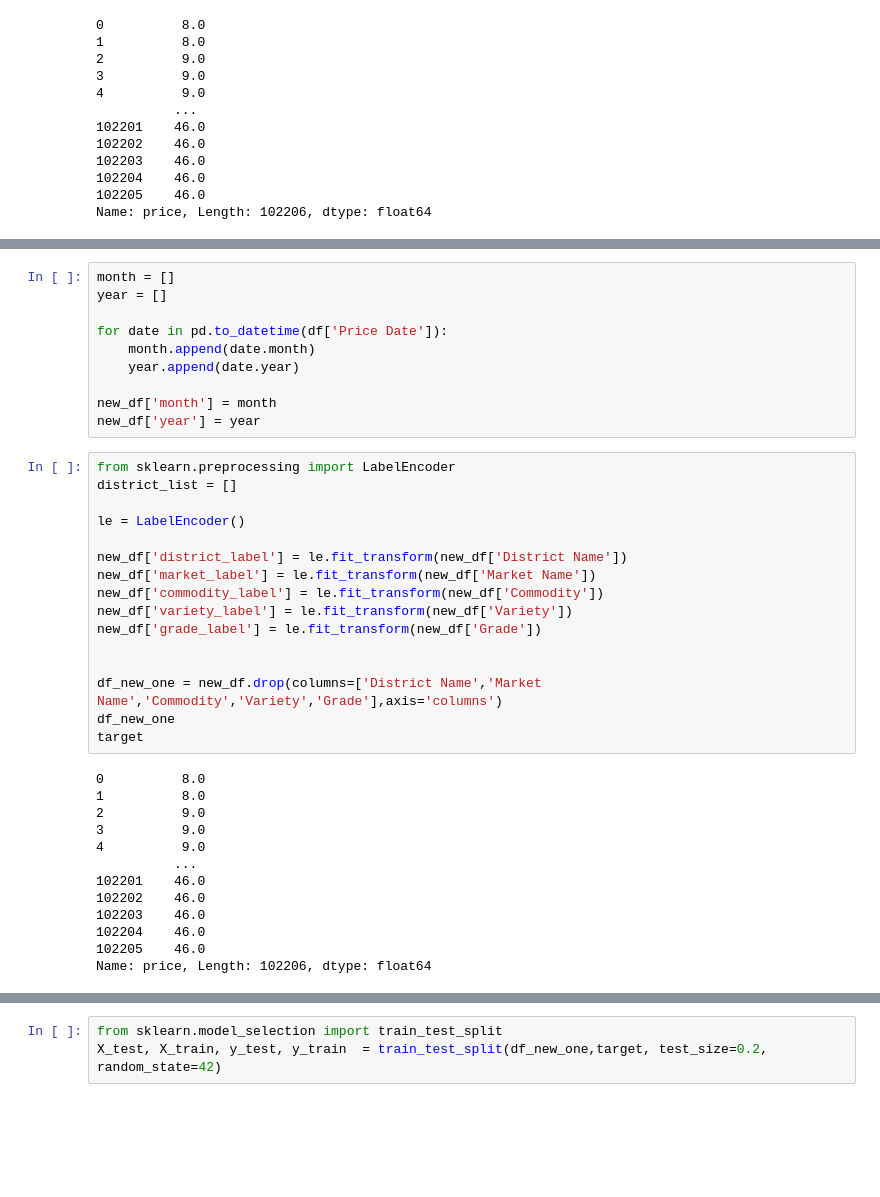
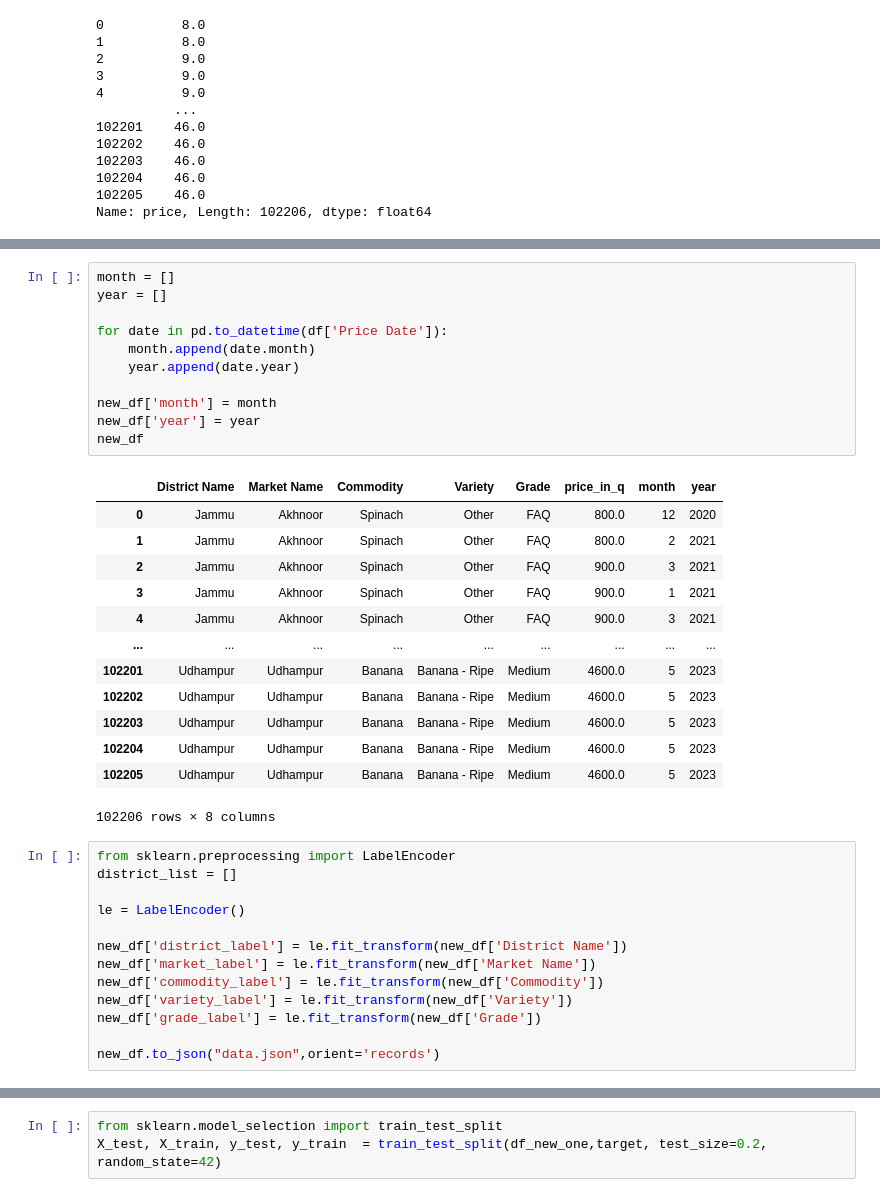
Before and after one commit to Gaurang-bit786/winnovation-argi-forcase, a Jupyter notebook: our_data.pridection.ipynb, the cells around one changed output, grey strips where cells are left out. Drawn from its saved outputs; the diff is of its cells as text; blank space fills up the shorter version.

```diff
--- a/our_data.pridection.ipynb
+++ b/our_data.pridection.ipynb
@@ -90,13 +91,28 @@ new_df
 # %%
 month = []
 year = []
 
 for date in pd.to_datetime(df['Price Date']):
     month.append(date.month)
     year.append(date.year)
 
 new_df['month'] = month
 new_df['year'] = year
+new_df
+# %% [output]
+|  | District Name | Market Name | Commodity | Variety | Grade | price_in_q | month | year |
+| 0 | Jammu | Akhnoor | Spinach | Other | FAQ | 800.0 | 12 | 2020 |
+| 1 | Jammu | Akhnoor | Spinach | Other | FAQ | 800.0 | 2 | 2021 |
+| 2 | Jammu | Akhnoor | Spinach | Other | FAQ | 900.0 | 3 | 2021 |
+| 3 | Jammu | Akhnoor | Spinach | Other | FAQ | 900.0 | 1 | 2021 |
+| 4 | Jammu | Akhnoor | Spinach | Other | FAQ | 900.0 | 3 | 2021 |
+| ... | ... | ... | ... | ... | ... | ... | ... | ... |
+| 102201 | Udhampur | Udhampur | Banana | Banana - Ripe | Medium | 4600.0 | 5 | 2023 |
+| 102202 | Udhampur | Udhampur | Banana | Banana - Ripe | Medium | 4600.0 | 5 | 2023 |
+| 102203 | Udhampur | Udhampur | Banana | Banana - Ripe | Medium | 4600.0 | 5 | 2023 |
+| 102204 | Udhampur | Udhampur | Banana | Banana - Ripe | Medium | 4600.0 | 5 | 2023 |
+| 102205 | Udhampur | Udhampur | Banana | Banana - Ripe | Medium | 4600.0 | 5 | 2023 |
+102206 rows × 8 columns
 # %%
 from sklearn.preprocessing import LabelEncoder
 district_list = []
@@ -109,20 +125,4 @@ new_df['commodity_label'] = le.fit_transform(new_df['Commodity'])
 new_df['variety_label'] = le.fit_transform(new_df['Variety'])
 new_df['grade_label'] = le.fit_transform(new_df['Grade'])
 
-
-df_new_one = new_df.drop(columns=['District Name','Market Name','Commodity','Variety','Grade'],axis='columns')
-df_new_one
-target
+new_df.to_json("data.json",orient='records')
-# %% [output]
-0          8.0
-1          8.0
-2          9.0
-3          9.0
-4          9.0
-          ...
-102201    46.0
-102202    46.0
-102203    46.0
-102204    46.0
-102205    46.0
-Name: price, Length: 102206, dtype: float64
```
Also changed, not shown: parts of 5 cells of this notebook, 10 other files.
